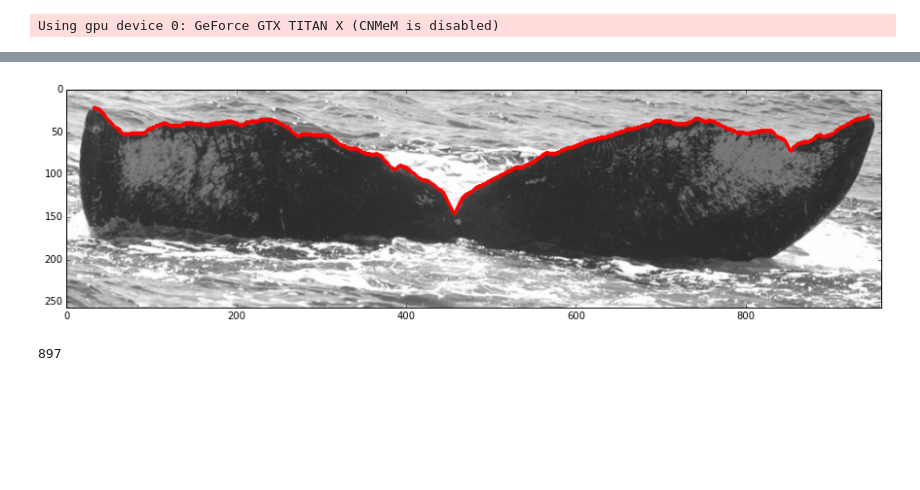
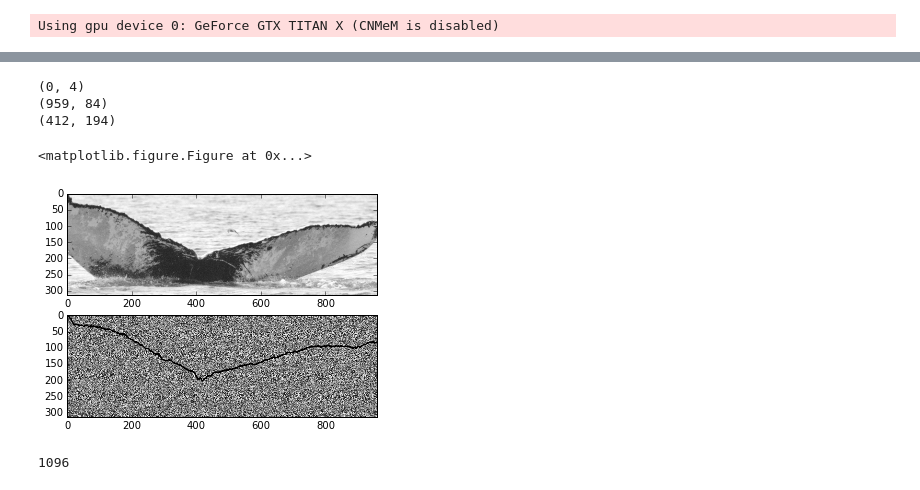
Before and after one commit to zmjjmz/thesiswork, a Jupyter notebook: edge_extract/Flukebook Dataset.ipynb, the cells around one changed output, grey strips where cells are left out. Drawn from its saved outputs; the diff is of its cells as text; code cells hidden in the pictures; blank space fills up the shorter version.

Commit message:
Got Flukebook dataset tested w/cropping & resizing, working on Keypoint Extraction

```diff
--- a/edge_extract/Flukebook Dataset.ipynb
+++ b/edge_extract/Flukebook Dataset.ipynb
@@ -238,0 +252,18 @@ def resize_point(new_shape, old_shape, point):
+# %%
+import random
+test_curv = random.choice(fb_curvatures)
+test_img = cv2.imread(join(imgs_dir, test_curv['fn']))
+resized_img, left, right, notch = process_img_points(test_img,
+                                                     *[xyconvert(test_curv['points'][i])
+                                                       for i in ['left','right','notch']])
+print(resized_img.shape)
+print(left)
+print(right)
+print(notch)
+
+path, cost = find_trailing_edge_cpp(resized_img, left, right, notch, n_neighbors=5)
+print(path)
+print(cost)
+for pt in path:
+    cv2.circle(resized_img, tuple(pt), 2, (255,0,0), thickness=-1)
+plt.imshow(resized_img)
@@ -243,19 +289,15 @@ for imginfo, uriinfo in ut.ProgressIter(zip(fb_curvatures, img_points_info['medi
     imgfn = downloadImage(uriinfo['referenceImageURL'], cache=True)
     img = cv2.imread(join(imgs_dir, imgfn))
 
-    xyconvert = lambda pt: (pt['x'], pt['y'])
     if img.shape == (800,600,3):
         trouble_type = 1
         troubled_imgs.append((uriinfo['referenceImageURL'], trouble_type))
         continue
-    resized_img = resize_x(960, img)
-    r = lambda pt: resize_point(resized_img.shape, img.shape, pt)
+    resized_img, left, right, notch = process_img_points(img, xyconvert(imginfo['points']['left'])
+                                                            , xyconvert(imginfo['points']['right'])
+                                                            , xyconvert(imginfo['points']['notch']))
     try:
-        path, cost = find_trailing_edge_cpp(resized_img,
-                                            r(xyconvert(imginfo['points']['left'])),
-                                            r(xyconvert(imginfo['points']['right'])),
-                                            r(xyconvert(imginfo['points']['notch'])),
-                                            n_neighbors=5)
+        path, cost = find_trailing_edge_cpp(resized_img, left, right, notch, n_neighbors=5)
     except IndexError:
         print("Extraction failed on image %s" % imginfo['fn'])
         trouble_type = 2
@@ -302,16 +344,28 @@ print(len(troubled_imgs))
 # %%
 import random
 def displayEdge(imginfo):
     img = cv2.imread(join(imgs_dir, imginfo['fn']))
-    resized_img = resize_x(960, img)
+    resized_img, left, right, notch = process_img_points(img, xyconvert(imginfo['points']['left'])
+                                                        , xyconvert(imginfo['points']['right'])
+                                                        , xyconvert(imginfo['points']['notch']))
+    gradient_y_img = 1*cv2.Sobel(resized_img,cv2.CV_32F,0,1,ksize=5)
+    print(left)
+    print(right)
+    print(notch)
     for edgePoint in imginfo['edge']:
-        cv2.circle(resized_img, tuple(edgePoint), 2, (255,0,0), thickness=-1)
+        cv2.circle(gradient_y_img, tuple(edgePoint), 2, (255,0,0), thickness=-1)
     plt.figure(figsize=(15,15))
-    plt.imshow(resized_img)
+    fig, ax = plt.subplots(2,1)
+    ax[0].imshow(resized_img)
+    ax[1].imshow(gradient_y_img)
 
 displayEdge(random.choice(fb_curvatures))
 # %% [output]
+(0, 4)
+(959, 84)
+(412, 194)
+<matplotlib.figure.Figure at 0x...>
-[figure, old version]
+[figure, new version]
 # %%
 curvatures_good = list(filter(lambda x: 'edge' in x, fb_curvatures))
 curvatures_mult = filter(lambda x: len(
@@ -319,10 +373,10 @@ curvatures_mult = filter(lambda x: len(
 # %%
 print(len(curvatures_mult))
 import cPickle as pickle
-with open(join(dataset_loc, "Flukes/Flukebook/fb_edges_mult_resize.pkl"), 'w') as f:
+with open(join(dataset_loc, "Flukes/Flukebook/fb_edges_mult_resize_crop.pkl"), 'w') as f:
     pickle.dump(curvatures_mult, f)
 # %% [output]
-897
+1096
 # %%
 max([len(i['edge']) for i in curvatures_mult])
 # %% [output]
```
Also changed, not shown: parts of 13 cells of this notebook, 3 other files.
